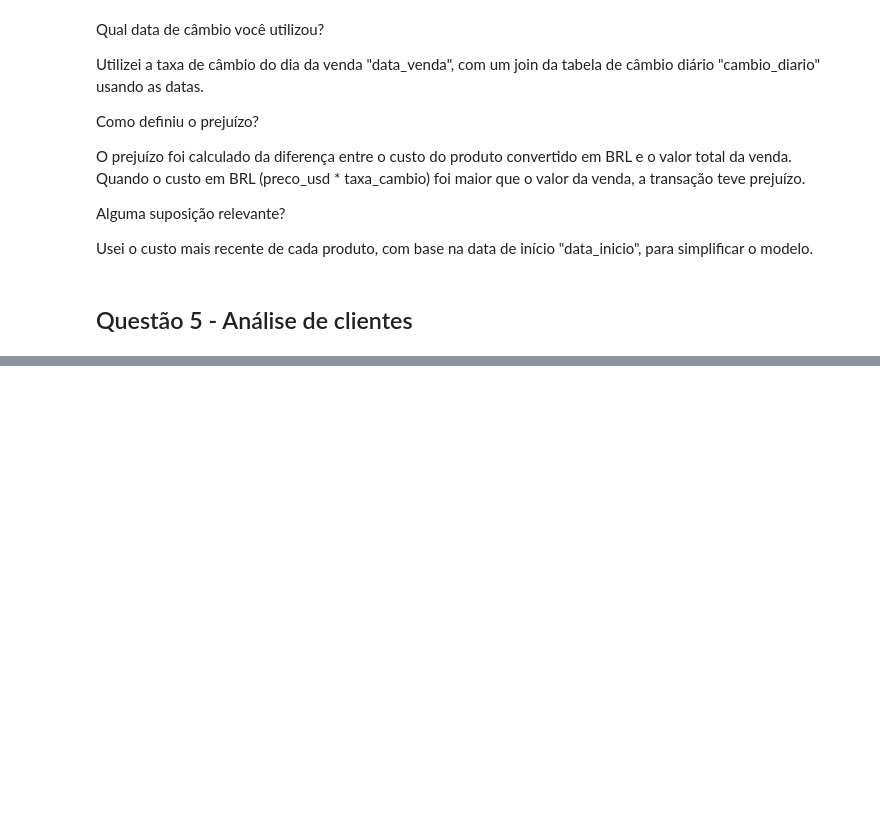
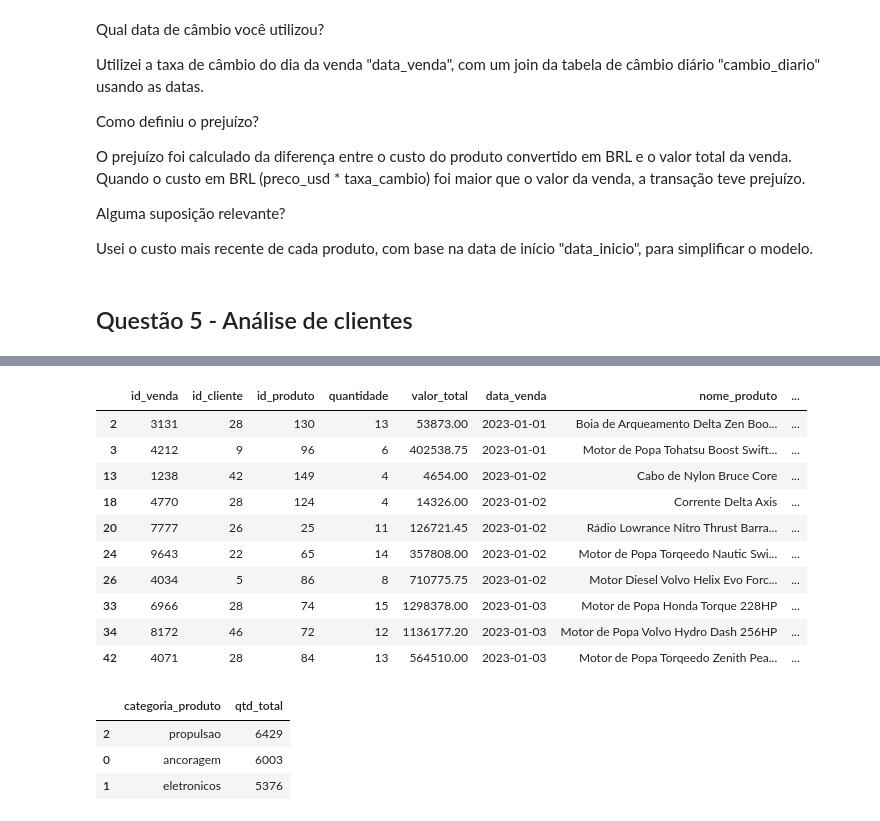
Before and after one commit to RichardGomesData/lh-nautical-data-project, a Jupyter notebook: notebooks/01_lh_nautical_analysis.ipynb, the cells around one changed output, grey strips where cells are left out. Saved outputs shown, nothing was run; the diff lists cells and outputs as text; code cells hidden in the pictures; blank space fills up the shorter version.

Commit message:
Questão 5 - Análise de clientes
Questão 5 - Análise de clientes

```diff
--- a/notebooks/01_lh_nautical_analysis.ipynb
+++ b/notebooks/01_lh_nautical_analysis.ipynb
@@ -1058,0 +1070,3 @@ Usei o custo mais recente de cada produto, com base na data de início "data_ini
+# %%
+df_vendas = pd.read_csv(STAGING_PATH / "stg_vendas.csv")
+df_produtos = pd.read_csv(STAGING_PATH / "stg_produtos.csv")
@@ -1058,0 +1091,3 @@ Usei o custo mais recente de cada produto, com base na data de início "data_ini
+# %%
+df = df_vendas.merge(df_produtos, on="id_produto", how="left")
+df.head()
@@ -1058,0 +1101,9 @@ Usei o custo mais recente de cada produto, com base na data de início "data_ini
+# %%
+df_clientes_metricas = df.groupby("id_cliente").agg(
+    faturamento_total=("valor_total", "sum"),
+    frequencia=("id_venda", "count"),
+    ticket_medio=("valor_total", "mean"),
+    diversidade=("categoria_produto", "nunique")
+).reset_index()
+
+df_clientes_metricas.head()
@@ -1058,0 +1117,37 @@ Usei o custo mais recente de cada produto, com base na data de início "data_ini
+# %%
+df_elite = (
+    df_clientes_metricas[df_clientes_metricas["diversidade"] >= 3]
+    .sort_values(by=["ticket_medio", "id_cliente"], ascending=[False, True])
+    .head(10)
+)
+
+df_top = df[df["id_cliente"].isin(df_elite["id_cliente"])]
+# %%
+df_top.head(10)
+# %% [output]
+|  | id_venda | id_cliente | id_produto | quantidade | valor_total | data_venda | nome_produto | ... |
+| 2 | 3131 | 28 | 130 | 13 | 53873.00 | 2023-01-01 | Boia de Arqueamento Delta Zen Boo... | ... |
+| 3 | 4212 | 9 | 96 | 6 | 402538.75 | 2023-01-01 | Motor de Popa Tohatsu Boost Swift... | ... |
+| 13 | 1238 | 42 | 149 | 4 | 4654.00 | 2023-01-02 | Cabo de Nylon Bruce Core | ... |
+| 18 | 4770 | 28 | 124 | 4 | 14326.00 | 2023-01-02 | Corrente Delta Axis | ... |
+| 20 | 7777 | 26 | 25 | 11 | 126721.45 | 2023-01-02 | Rádio Lowrance Nitro Thrust Barra... | ... |
+| 24 | 9643 | 22 | 65 | 14 | 357808.00 | 2023-01-02 | Motor de Popa Torqeedo Nautic Swi... | ... |
+| 26 | 4034 | 5 | 86 | 8 | 710775.75 | 2023-01-02 | Motor Diesel Volvo Helix Evo Forc... | ... |
+| 33 | 6966 | 28 | 74 | 15 | 1298378.00 | 2023-01-03 | Motor de Popa Honda Torque 228HP | ... |
+| 34 | 8172 | 46 | 72 | 12 | 1136177.20 | 2023-01-03 | Motor de Popa Volvo Hydro Dash 256HP | ... |
+| 42 | 4071 | 28 | 84 | 13 | 564510.00 | 2023-01-03 | Motor de Popa Torqeedo Zenith Pea... | ... |
+# %%
+df_categoria = (
+    df_top
+    .groupby("categoria_produto")
+    .agg(qtd_total=("quantidade", "sum"))
+    .reset_index()
+    .sort_values(by="qtd_total", ascending=False)
+)
+
+df_categoria
+# %% [output]
+|  | categoria_produto | qtd_total |
+| 2 | propulsao | 6429 |
+| 0 | ancoragem | 6003 |
+| 1 | eletronicos | 5376 |
```
Also changed, not shown: parts of 15 cells of this notebook, 2 other files.
